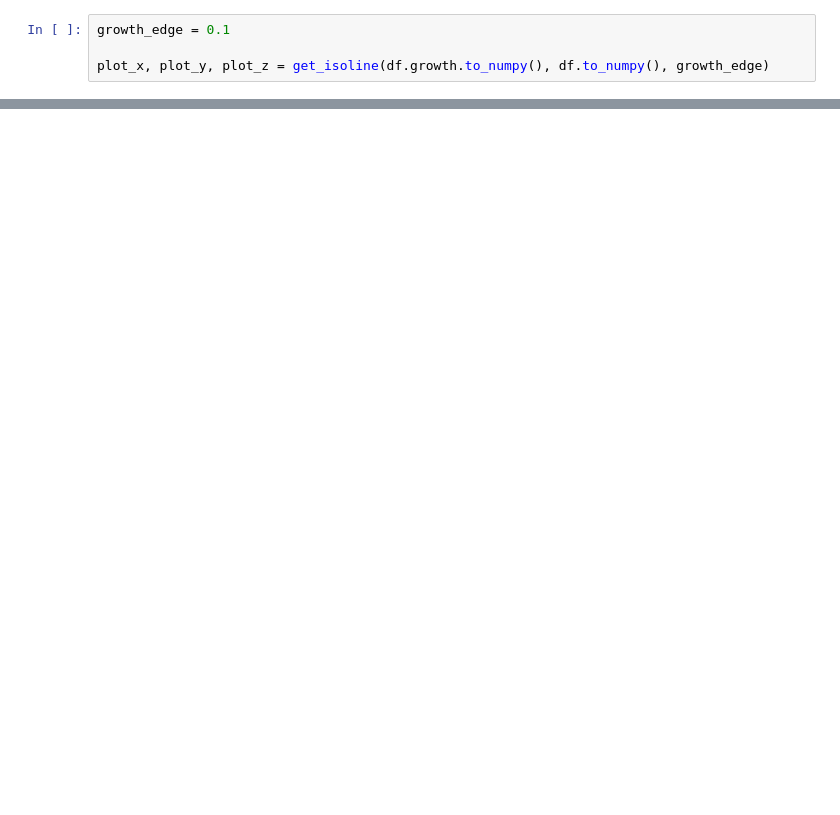
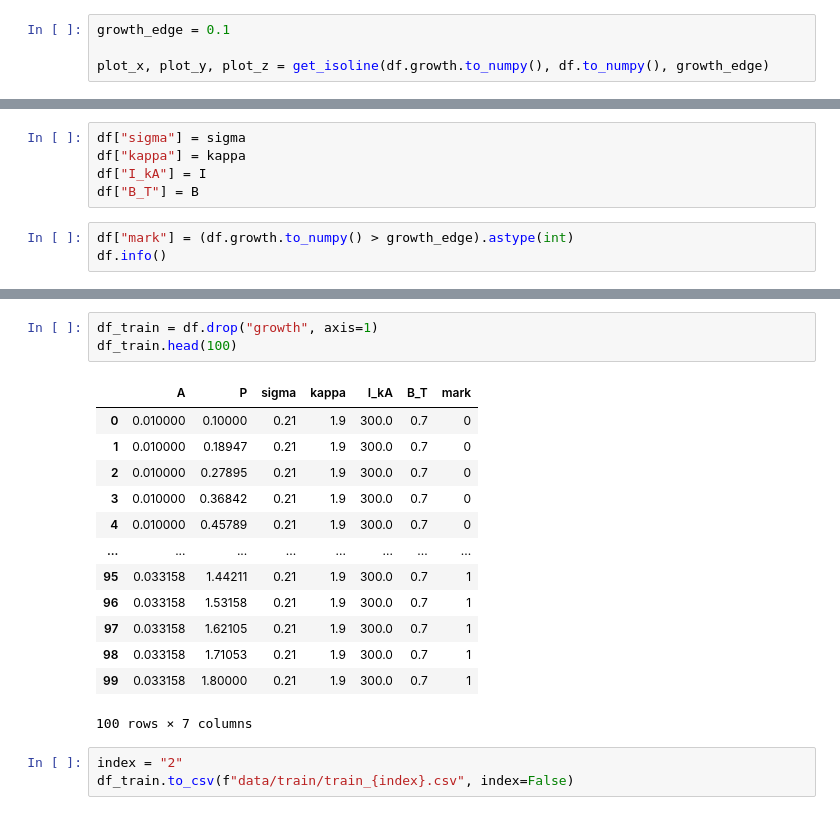
Before and after one commit to feodorrussia/PB_modeling, a Jupyter notebook: Modeling Piling-Ballon Mode/Data-processing.ipynb, the cells around one changed output, grey strips where cells are left out. Drawn from its saved outputs; the diff is of its cells as text; blank space fills up the shorter version.

```diff
--- a/Modeling Piling-Ballon Mode/Data-processing.ipynb
+++ b/Modeling Piling-Ballon Mode/Data-processing.ipynb
@@ -155,0 +156,8 @@ plt.show()
+# %%
+df["sigma"] = sigma
+df["kappa"] = kappa
+df["I_kA"] = I
+df["B_T"] = B
+# %%
+df["mark"] = (df.growth.to_numpy() > growth_edge).astype(int)
+df.info()
@@ -155,0 +180,20 @@ plt.show()
+# %%
+df_train = df.drop("growth", axis=1)
+df_train.head(100)
+# %% [output]
+|  | A | P | sigma | kappa | I_kA | B_T | mark |
+| 0 | 0.010000 | 0.10000 | 0.21 | 1.9 | 300.0 | 0.7 | 0 |
+| 1 | 0.010000 | 0.18947 | 0.21 | 1.9 | 300.0 | 0.7 | 0 |
+| 2 | 0.010000 | 0.27895 | 0.21 | 1.9 | 300.0 | 0.7 | 0 |
+| 3 | 0.010000 | 0.36842 | 0.21 | 1.9 | 300.0 | 0.7 | 0 |
+| 4 | 0.010000 | 0.45789 | 0.21 | 1.9 | 300.0 | 0.7 | 0 |
+| ... | ... | ... | ... | ... | ... | ... | ... |
+| 95 | 0.033158 | 1.44211 | 0.21 | 1.9 | 300.0 | 0.7 | 1 |
+| 96 | 0.033158 | 1.53158 | 0.21 | 1.9 | 300.0 | 0.7 | 1 |
+| 97 | 0.033158 | 1.62105 | 0.21 | 1.9 | 300.0 | 0.7 | 1 |
+| 98 | 0.033158 | 1.71053 | 0.21 | 1.9 | 300.0 | 0.7 | 1 |
+| 99 | 0.033158 | 1.80000 | 0.21 | 1.9 | 300.0 | 0.7 | 1 |
+100 rows × 7 columns
+# %%
+index = "2"
+df_train.to_csv(f"data/train/train_{index}.csv", index=False)
```
Also changed, not shown: parts of 3 cells of this notebook.
